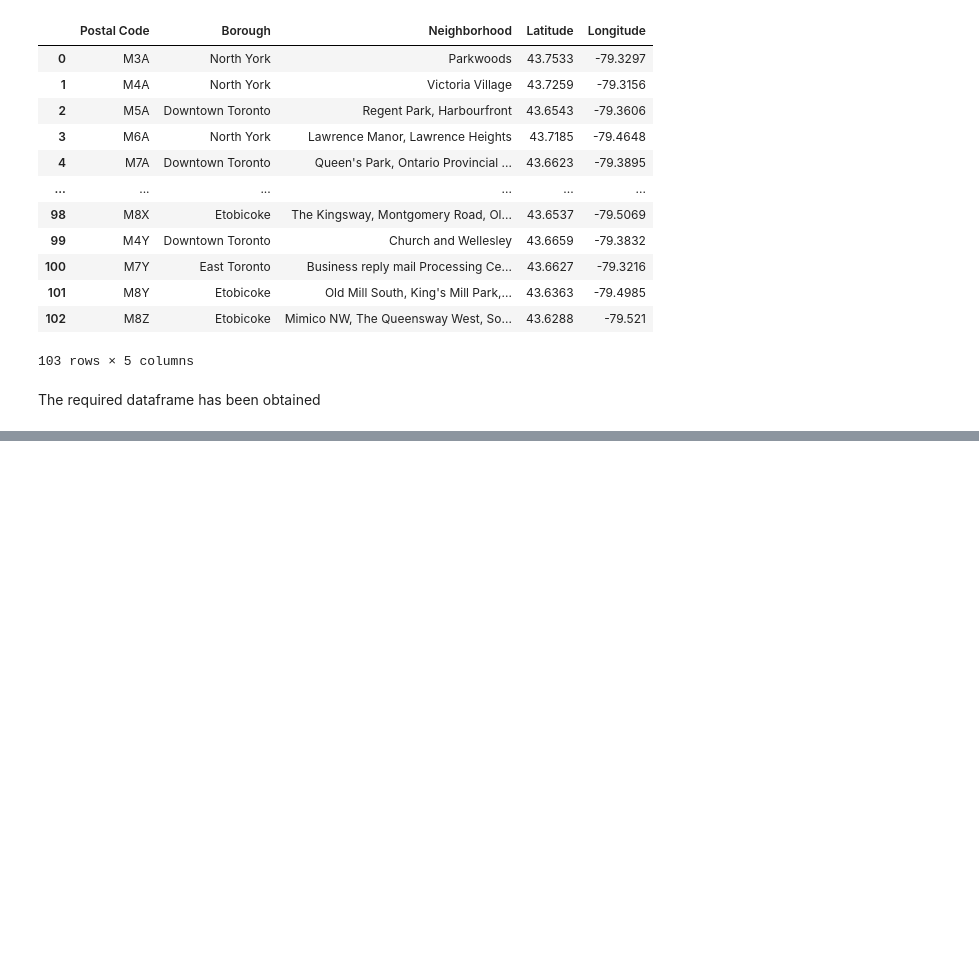
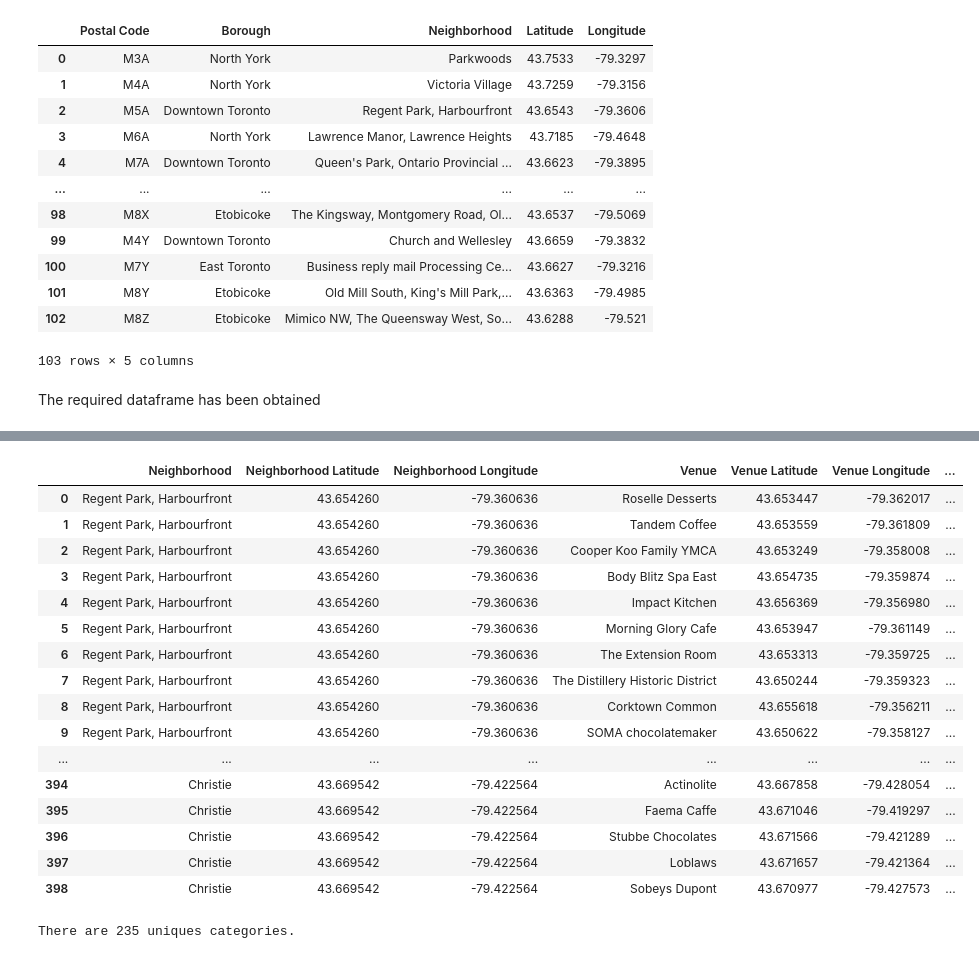
Before and after one commit to justfor24101992/Coursera_Capstone, a Jupyter notebook: Segmentation and clustering of Toronto.ipynb, the cells around one changed output, grey strips where cells are left out. Saved outputs shown, nothing was run; the diff lists cells and outputs as text; code cells hidden in the pictures; blank space fills up the shorter version.

```diff
--- a/Segmentation and clustering of Toronto.ipynb
+++ b/Segmentation and clustering of Toronto.ipynb
@@ -299,0 +371,8 @@ The  required dataframe has been obtained
+# %%
+address = 'Toronto,Canada'
+
+geolocator = Nominatim(user_agent="ny_explorer")
+location = geolocator.geocode(address)
+latitude = location.latitude
+longitude = location.longitude
+print('The geograpical coordinate of Toronto, Cananda are {}, {}.'.format(latitude, longitude))
@@ -299,0 +383,19 @@ The  required dataframe has been obtained
+# %%
+# create map of New York using latitude and longitude values
+map_toronto = folium.Map(location=[latitude, longitude], zoom_start=13)
+
+# add markers to map
+for lat, lng, borough, neighborhood in zip(main_df4['Latitude'], main_df4['Longitude'], main_df4['Borough'], main_df4['Neighborhood']):
+    label = '{}, {}'.format(neighborhood, borough)
+    label = folium.Popup(label, parse_html=True)
+    folium.CircleMarker(
+        [lat, lng],
+        radius=5,
+        popup=label,
+        color='blue',
+        fill=True,
+        fill_color='#3186cc',
+        fill_opacity=0.7,
+        parse_html=False).add_to(map_toronto)
+
+map_toronto
@@ -299,0 +406,9 @@ The  required dataframe has been obtained
+# %%
+CLIENT_ID = 'CUEEOS3Z2HAQPFW5HXGA0GBRF1W0LXEQR4XTYRZI3CZXTXP4' # your Foursquare ID
+CLIENT_SECRET = 'SQTXLUAQYLTAIFQQ4KXJI5NZFIHREYDRPFIG3NUVXPC3441S' # your Foursquare Secret
+VERSION = '20180605' # Foursquare API version
+LIMIT = 100 # A default Foursquare API limit value
+
+print('Your credentails:')
+print('CLIENT_ID: ' + CLIENT_ID)
+print('CLIENT_SECRET:' + CLIENT_SECRET)
@@ -299,0 +461,5 @@ The  required dataframe has been obtained
+# %%
+Toronto_venues = getNearbyVenues(names=main_df4['Neighborhood'],
+                                   latitudes=main_df4['Latitude'],
+                                   longitudes=main_df4['Longitude']
+                                  )
@@ -299,0 +484,24 @@ The  required dataframe has been obtained
+# %%
+Toronto_venues
+# %% [output]
+|  | Neighborhood | Neighborhood Latitude | Neighborhood Longitude | Venue | Venue Latitude | Venue Longitude | ... |
+| 0 | Regent Park, Harbourfront | 43.654260 | -79.360636 | Roselle Desserts | 43.653447 | -79.362017 | ... |
+| 1 | Regent Park, Harbourfront | 43.654260 | -79.360636 | Tandem Coffee | 43.653559 | -79.361809 | ... |
+| 2 | Regent Park, Harbourfront | 43.654260 | -79.360636 | Cooper Koo Family YMCA | 43.653249 | -79.358008 | ... |
+| 3 | Regent Park, Harbourfront | 43.654260 | -79.360636 | Body Blitz Spa East | 43.654735 | -79.359874 | ... |
+| 4 | Regent Park, Harbourfront | 43.654260 | -79.360636 | Impact Kitchen | 43.656369 | -79.356980 | ... |
+| 5 | Regent Park, Harbourfront | 43.654260 | -79.360636 | Morning Glory Cafe | 43.653947 | -79.361149 | ... |
+| 6 | Regent Park, Harbourfront | 43.654260 | -79.360636 | The Extension Room | 43.653313 | -79.359725 | ... |
+| 7 | Regent Park, Harbourfront | 43.654260 | -79.360636 | The Distillery Historic District | 43.650244 | -79.359323 | ... |
+| 8 | Regent Park, Harbourfront | 43.654260 | -79.360636 | Corktown Common | 43.655618 | -79.356211 | ... |
+| 9 | Regent Park, Harbourfront | 43.654260 | -79.360636 | SOMA chocolatemaker | 43.650622 | -79.358127 | ... |
+| ... | ... | ... | ... | ... | ... | ... | ... |
+| 394 | Christie | 43.669542 | -79.422564 | Actinolite | 43.667858 | -79.428054 | ... |
+| 395 | Christie | 43.669542 | -79.422564 | Faema Caffe | 43.671046 | -79.419297 | ... |
+| 396 | Christie | 43.669542 | -79.422564 | Stubbe Chocolates | 43.671566 | -79.421289 | ... |
+| 397 | Christie | 43.669542 | -79.422564 | Loblaws | 43.671657 | -79.421364 | ... |
+| 398 | Christie | 43.669542 | -79.422564 | Sobeys Dupont | 43.670977 | -79.427573 | ... |
+# %%
+print('There are {} uniques categories.'.format(len(Toronto_venues['Venue Category'].unique())))
+# %% [output]
+There are 235 uniques categories.
```
Also changed, not shown: parts of 34 cells of this notebook.
